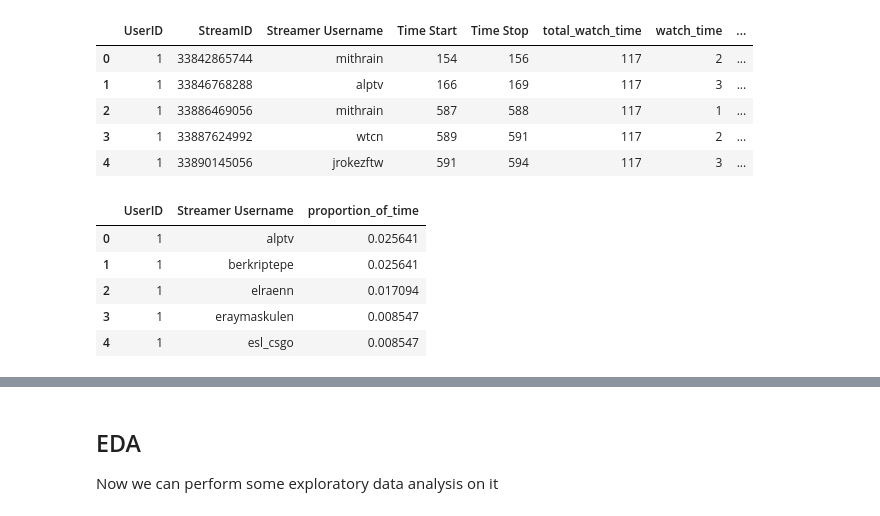
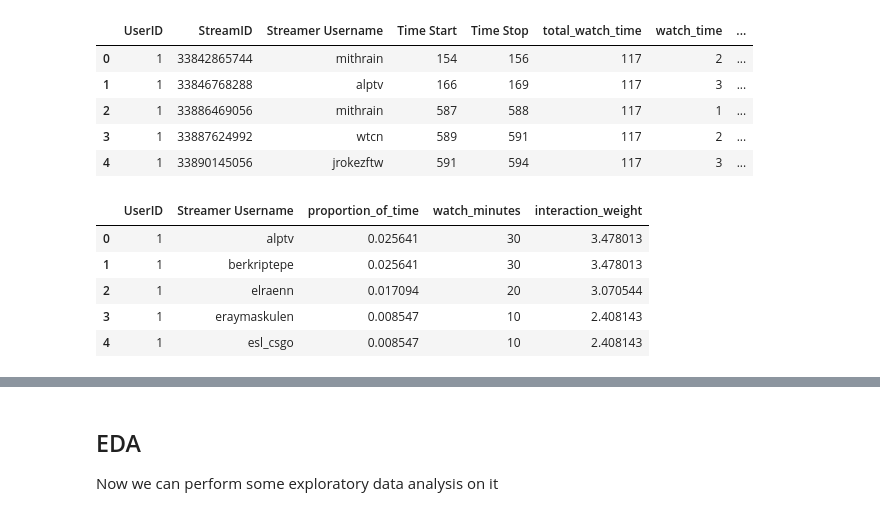
Before and after one commit to vdanielb/twitch-recommender, a Jupyter notebook: main.ipynb, the cells around one changed output, grey strips where cells are left out. Drawn from its saved outputs; the diff is of its cells as text; code cells hidden in the pictures.

```diff
--- a/main.ipynb
+++ b/main.ipynb
@@ -5,5 +27,13 @@ import pandas as pd
 Source: https://cseweb.ucsd.edu/~jmcauley/pdfs/recsys21b.pdf
 This is a dataset of users consuming streaming content on Twitch. We retrieved all streamers, and all users connected in their respective chats, every 10 minutes in July 2019 over a 43-day period. For time sake we will only use 50k users
 # %%
-twitchdf = pd.read_csv('https://mcauleylab.ucsd.edu/public_datasets/gdrive/twitch/100k_a.csv', header=None, names=["UserID", "StreamID", "Streamer Username", "Time Start", "Time Stop"])
-twitchdf = twitchdf[twitchdf['UserID']<=50000]
+data_path = Path("100k_a.csv")
+data_url = "https://mcauleylab.ucsd.edu/public_datasets/gdrive/twitch/100k_a.csv"
+column_names = ["UserID", "StreamID", "Streamer Username", "Time Start", "Time Stop"]
+if data_path.exists():
+    twitchdf = pd.read_csv(data_path, header=None, names=column_names)
+else:
+    twitchdf = pd.read_csv(data_url, header=None, names=column_names)
+    twitchdf.to_csv(data_path, index=False)  # cache for repeatability
+twitchdf = twitchdf[twitchdf['UserID'] <= 50000].copy()
+twitchdf.head()
@@ -28,11 +65,10 @@ len(twitchdf["Streamer Username"].value_counts())
 First we will extract the proportion of time each user spent watching each streamer
 # %%
 # For each userID and streamer username pair, add a new column 'proportion of time'
-
 twitchdf['total_watch_time'] = twitchdf['UserID'].map(twitchdf.groupby('UserID').apply(lambda x: (x['Time Stop'] - x['Time Start']).sum()))
 twitchdf['watch_time'] = twitchdf['Time Stop'] - twitchdf['Time Start']
 twitchdf['proportion_of_time'] = twitchdf['watch_time'] / twitchdf['total_watch_time']
-
+twitchdf['watch_minutes'] = twitchdf['watch_time'] * 10  # each unit is 10 minutes
 twitchdf.head()
 # %% [output]
 |  | UserID | StreamID | Streamer Username | Time Start | Time Stop | total_watch_time | watch_time | ... |
@@ -42,13 +78,23 @@ twitchdf.head()
 | 3 | 1 | 33887624992 | wtcn | 589 | 591 | 117 | 2 | ... |
 | 4 | 1 | 33890145056 | jrokezftw | 591 | 594 | 117 | 3 | ... |
 # %%
-# sum proportion_of_time for each userID and streamer username pair
-twitchdf_grouped = twitchdf.groupby(['UserID', 'Streamer Username']).agg({'proportion_of_time': 'sum'}).reset_index()
+# Sum both proportion_of_time and actual watch minutes for each user/streamer pair
+twitchdf_grouped = (
+    twitchdf.groupby(['UserID', 'Streamer Username'])
+    .agg({
+        'proportion_of_time': 'sum',
+        'watch_minutes': 'sum'
+    })
+    .reset_index()
+ )
+twitchdf_grouped['interaction_weight'] = np.log1p(twitchdf_grouped['watch_minutes']) * (
+    1.0 + 0.5 * twitchdf_grouped['proportion_of_time']
+ )
 twitchdf_grouped.head()
 # %% [output]
-|  | UserID | Streamer Username | proportion_of_time |
-| 0 | 1 | alptv | 0.025641 |
-| 1 | 1 | berkriptepe | 0.025641 |
-| 2 | 1 | elraenn | 0.017094 |
-| 3 | 1 | eraymaskulen | 0.008547 |
-| 4 | 1 | esl_csgo | 0.008547 |
+|  | UserID | Streamer Username | proportion_of_time | watch_minutes | interaction_weight |
+| 0 | 1 | alptv | 0.025641 | 30 | 3.478013 |
+| 1 | 1 | berkriptepe | 0.025641 | 30 | 3.478013 |
+| 2 | 1 | elraenn | 0.017094 | 20 | 3.070544 |
+| 3 | 1 | eraymaskulen | 0.008547 | 10 | 2.408143 |
+| 4 | 1 | esl_csgo | 0.008547 | 10 | 2.408143 |
```
Also changed, not shown: parts of 37 cells of this notebook, 6 other files.
